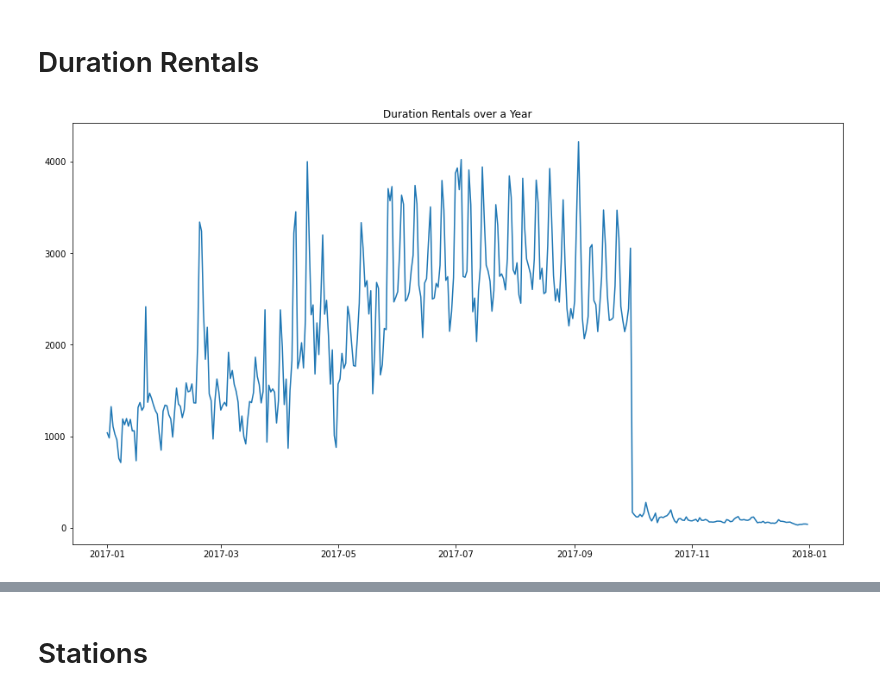
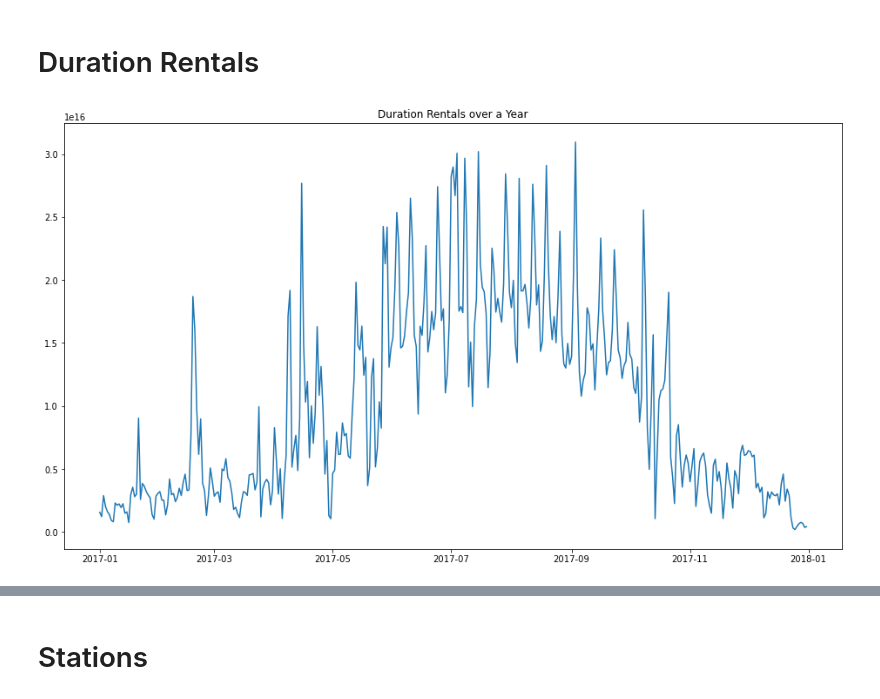
Before and after one commit to NeffIsBack/ThePredictors_DSML_Team_Assignment, a Jupyter notebook: Code_TeamAssignment.ipynb, the cells around one changed output, grey strips where cells are left out. Saved outputs shown, nothing was run; the diff lists cells and outputs as text; code cells hidden in the pictures.

```diff
--- a/Code_TeamAssignment.ipynb
+++ b/Code_TeamAssignment.ipynb
@@ -74,7 +74,7 @@ chicago_data['start_time']= pd.to_datetime(chicago_data['start_time'])
 # %%
 chicago_data['end_time'] = pd.to_datetime(chicago_data['end_time'])
 # %%
-chicago_data['travel_delta'] = (chicago_data['end_time']-chicago_data['start_time'])
+chicago_data['time_delta'] = (chicago_data['end_time']-chicago_data['start_time'])
 # %%
 chicago_data.sort_values(['start_time'], inplace = True)
 # %%
@@ -157,15 +271,15 @@ plt.show()
 # %% [markdown]
 # Duration Rentals
 # %%
-chicago_data_Date_duration = chicago_data.groupby('Date')['travel_delta'].nunique()
-chicago_data_Date_duration
+chicago_data_Date_duration = chicago_data.groupby('Date')['travel_delta'].sum()
+chicago_data_Date_duration = pd.DataFrame(chicago_data_Date_duration)
 
 fig, ax = plt.subplots(figsize = (16,9))
 
 ax.plot(chicago_data_Date_duration)
 
 ax.set_title('Duration Rentals over a Year')
 plt.show()
 # %% [output]
-[figure, old version]
+[figure, new version]
 # %%
```
Also changed, not shown: parts of 15 cells of this notebook.
